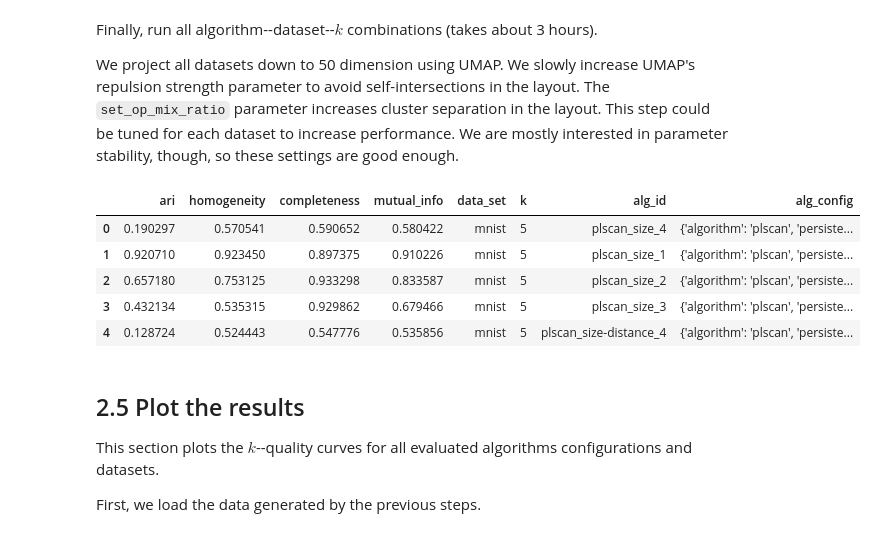
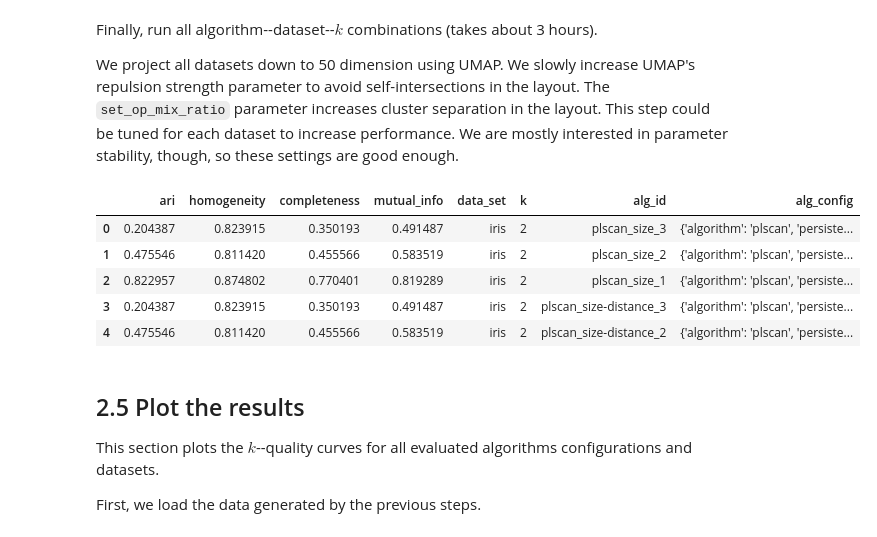
Before and after one commit to JelmerBot/fast_plscan, a Jupyter notebook: docs/demo_parameter_sensitivity.ipynb, the cells around one changed output. Drawn from its saved outputs; the diff is of its cells as text; code cells hidden in the pictures.

```diff
--- a/docs/demo_parameter_sensitivity.ipynb
+++ b/docs/demo_parameter_sensitivity.ipynb
@@ -45,13 +45,14 @@ three stages and considers several clustering quality measures:
 # %%
 import warnings
 
+import os
 import numpy as np
 import pandas as pd
 from tqdm import tqdm
 from itertools import product
 from scipy.stats import rankdata
 from collections import defaultdict
-from sklearn.datasets import fetch_openml
+from sklearn.datasets import fetch_openml, load_iris as sk_load_iris
 
 from umap import UMAP
 from lensed_umap import embed_graph
@@ -63,9 +64,7 @@ from sklearn.metrics import adjusted_rand_score, homogeneity_score, completeness
 from lib.plotting import *
 from lib.drawing import regplot_lowess_ci
 
-
-configure_matplotlib()  # uses latex for text rendering!
-data = np.load("data/clusterable/sources/clusterable_data.npy")
+_ = configure_matplotlib()  # uses latex for text rendering!
 # %% [markdown]
 ## 1. Sample parameter values and perturbations
 
@@ -77,9 +76,9 @@ Perturbations that create invalid values (<2) are ignored!
 # %%
 # configuration
 repeats = 5
-num_segments = 15
-min_sample_range = (2, 500)
-deltas = np.array([[5], [10], [15], [20]])
+num_segments = 10
+min_sample_range = (2, 50)
+deltas = np.array([[2], [5], [10]])
 
 # sampled values
 segments = np.linspace(*min_sample_range, num_segments + 1, dtype=int)
@@ -225,7 +239,7 @@ in_params = defaultdict(
     plscan=dict(persistence_measure=["size", "size-distance", "size-density"]),
     hdbscan=dict(cluster_selection_method=["leaf", "eom"]),
 )
-post_params = defaultdict(dict, plscan=dict(max_peaks=[4]))
+post_params = defaultdict(dict, plscan=dict(max_peaks=[5]))
 algorithm_configs = [
     (
         fun,
@@ -252,43 +266,44 @@ interested in parameter stability, though, so these settings are good enough.
 records = []
 
 pbar = tqdm(total=len(data_configs) * len(all_values) * len(algorithm_configs))
 for data_name, loader in data_configs.items():
     # Load the data
     X, y = loader()
 
     # Project down to 50 dimensions with UMAP.
     # Repeats the layout procedure with increasing repulsion to avoid overlaps
     with warnings.catch_warnings():
         warnings.simplefilter("ignore")
         p = UMAP(
-            n_components=50,
-            n_neighbors=250,
+            n_components=min(50, X.shape[1]),
+            n_neighbors=min(250, X.shape[0] - 1),
             metric="cosine",
             set_op_mix_ratio=0.1,
             transform_mode="graph",
         ).fit(X)
         p = embed_graph(p, repulsion_strengths=[0.001, 0.01, 0.1, 1])
 
     # Evaluate the algorithms
     for k, (evaluator, alg_name, params, post_params) in product(
         all_values, algorithm_configs
     ):
-        records.extend(
-            evaluator(p.embedding_, y, data_name, k, alg_name, params, post_params)
-        )
+        if k < X.shape[0] - 1:
+            records.extend(
+                evaluator(p.embedding_, y, data_name, k, alg_name, params, post_params)
+            )
         pbar.update()
 
 
 df = pd.DataFrame.from_records(records)
 df.to_parquet("data/generated/benchmark_sensitivity.parquet")
 df.head()
 # %% [output]
 |  | ari | homogeneity | completeness | mutual_info | data_set | k | alg_id | alg_config |
-| 0 | 0.190297 | 0.570541 | 0.590652 | 0.580422 | mnist | 5 | plscan_size_4 | {'algorithm': 'plscan', 'persiste... |
-| 1 | 0.920710 | 0.923450 | 0.897375 | 0.910226 | mnist | 5 | plscan_size_1 | {'algorithm': 'plscan', 'persiste... |
-| 2 | 0.657180 | 0.753125 | 0.933298 | 0.833587 | mnist | 5 | plscan_size_2 | {'algorithm': 'plscan', 'persiste... |
-| 3 | 0.432134 | 0.535315 | 0.929862 | 0.679466 | mnist | 5 | plscan_size_3 | {'algorithm': 'plscan', 'persiste... |
-| 4 | 0.128724 | 0.524443 | 0.547776 | 0.535856 | mnist | 5 | plscan_size-distance_4 | {'algorithm': 'plscan', 'persiste... |
+| 0 | 0.204387 | 0.823915 | 0.350193 | 0.491487 | iris | 2 | plscan_size_3 | {'algorithm': 'plscan', 'persiste... |
+| 1 | 0.475546 | 0.811420 | 0.455566 | 0.583519 | iris | 2 | plscan_size_2 | {'algorithm': 'plscan', 'persiste... |
+| 2 | 0.822957 | 0.874802 | 0.770401 | 0.819289 | iris | 2 | plscan_size_1 | {'algorithm': 'plscan', 'persiste... |
+| 3 | 0.204387 | 0.823915 | 0.350193 | 0.491487 | iris | 2 | plscan_size-distance_3 | {'algorithm': 'plscan', 'persiste... |
+| 4 | 0.475546 | 0.811420 | 0.455566 | 0.583519 | iris | 2 | plscan_size-distance_2 | {'algorithm': 'plscan', 'persiste... |
 # %% [markdown]
 ## 2.5 Plot the results
 
```
Also changed, not shown: parts of 7 cells of this notebook, 59 other files.
